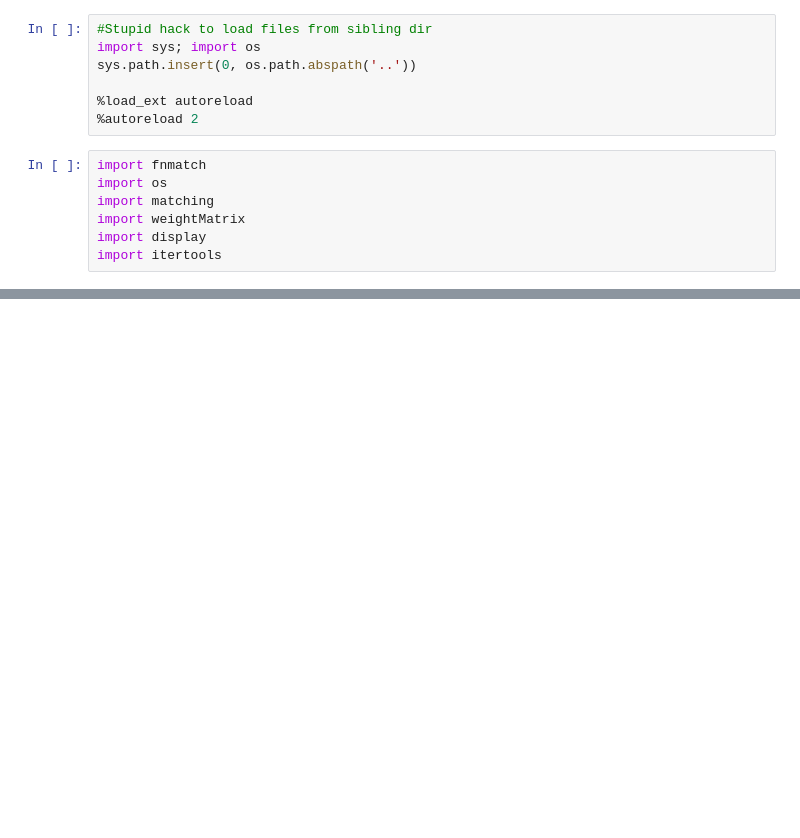
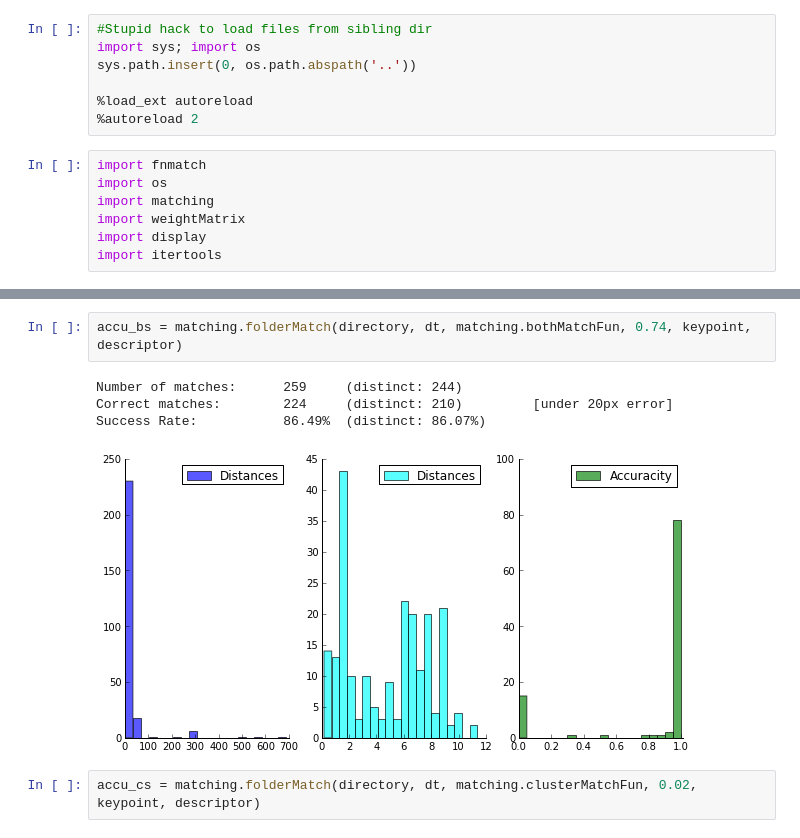
Before and after one commit to arnfred/Mirror-Match, a Jupyter notebook: code/cluster-match/Test Boat.ipynb, the cells around one changed output, grey strips where cells are left out. Saved outputs shown, nothing was run; the diff lists cells and outputs as text; blank space fills up the shorter version.

```diff
--- a/code/cluster-match/Test Boat.ipynb
+++ b/code/cluster-match/Test Boat.ipynb
@@ -139,0 +27,9 @@ Success Rate:           99.06%  (distinct: 98.70%)
+# %%
+accu_bs = matching.folderMatch(directory, dt, matching.bothMatchFun, 0.74, keypoint, descriptor)
+# %% [output]
+Number of matches:      259     (distinct: 244)
+Correct matches:        224     (distinct: 210)         [under 20px error]
+Success Rate:           86.49%  (distinct: 86.07%)
+[figure, added]
+# %%
+accu_cs = matching.folderMatch(directory, dt, matching.clusterMatchFun, 0.02, keypoint, descriptor)
```
Also changed, not shown: parts of 16 cells of this notebook, 5 other files.
